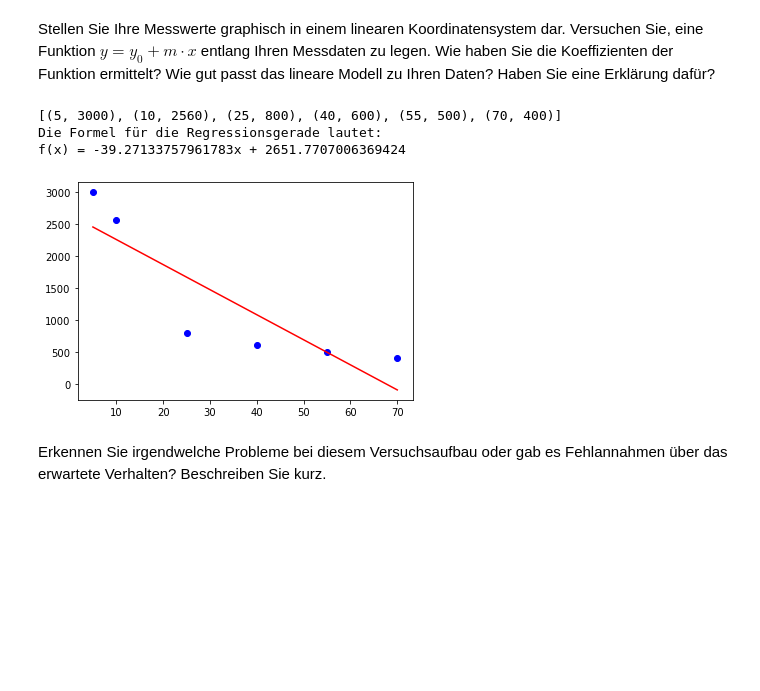
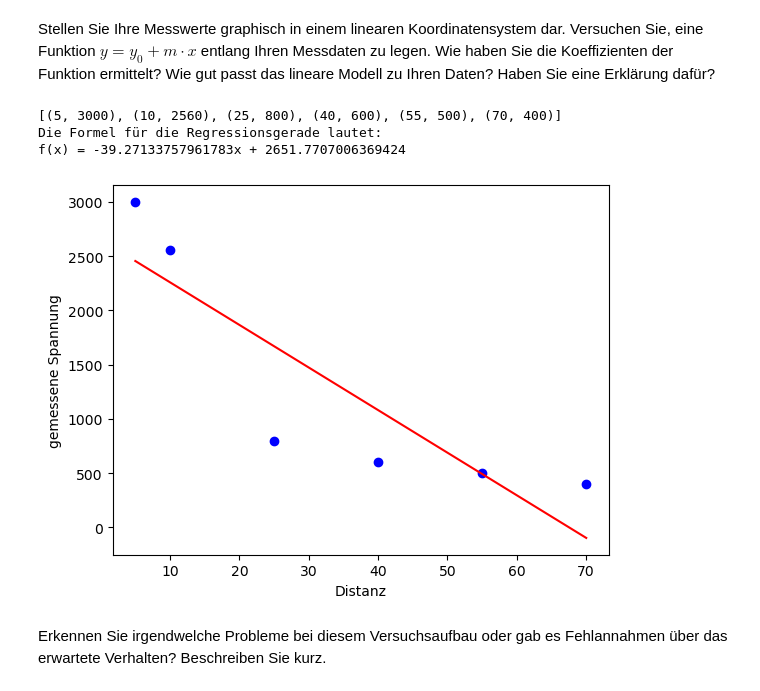
Before and after one commit to kanuphamm/ISS_Praktikum, a Jupyter notebook: Praktikum1/Praktikum1.ipynb, the cells around one changed output. Cells and saved outputs as stored; diff of their text form; code cells hidden in the pictures; blank space fills up the shorter version.

```diff
--- a/Praktikum1/Praktikum1.ipynb
+++ b/Praktikum1/Praktikum1.ipynb
@@ -105,6 +105,8 @@ Fügen Sie hier eine Tabelle mit den Messwerten (Distanz, Messwert, Rauschbreite
 Stellen Sie Ihre Messwerte graphisch in einem linearen Koordinatensystem dar. Versuchen Sie, eine Funktion $y = y_0 + m · x$ entlang Ihren Messdaten zu legen. Wie haben Sie die Koeffizienten der Funktion ermittelt? Wie gut passt das lineare Modell zu Ihren Daten? Haben Sie eine Erklärung dafür?
 # %%
 import matplotlib.pyplot as plt
+
+figure, achse = plt.subplots()
 
 messwerte = [3000, 2560, 800, 600, 500, 400]
 distanzen = [5, 10, 25, 40, 55, 70]
@@ -129,34 +131,37 @@ for paar in daten:
 summe2 = 0
 for paar in daten:
     summe2 += pow((paar[0] - durchschnittX), 2)
 
 steigung = summe1 / summe2
 
 yAchsenAbschnitt = durchschnittY - steigung * durchschnittX
 
 print("Die Formel für die Regressionsgerade lautet: ")
 if yAchsenAbschnitt >= 0:
     print(f"f(x) = {steigung}x + {yAchsenAbschnitt}")
 else:
     print(f"f(x) = {steigung}x - {yAchsenAbschnitt * -1}")
 
 # create the x and y lists for the plot
 x = [paar[0] for paar in daten]
 y = [paar[1] for paar in daten]
 
 # plot the data points
 plt.plot(x, y, 'bo')
 
 # plot the regression line
 plt.plot(x, [steigung * xi + yAchsenAbschnitt for xi in x], color='red')
 
+#Label axes
+achse.set_xlabel('Distanz[cm]')
+achse.set_ylabel('gemessene Spannung[mV]')
 # show the plot
 plt.show()
 # %% [output]
 [(5, 3000), (10, 2560), (25, 800), (40, 600), (55, 500), (70, 400)]
 Die Formel für die Regressionsgerade lautet:
 f(x) = -39.27133757961783x + 2651.7707006369424
-[figure, old version]
+[figure, new version]
 # %% [markdown]
 Erkennen Sie irgendwelche Probleme bei diesem Versuchsaufbau oder gab es Fehlannahmen über das erwartete Verhalten? Beschreiben Sie kurz.
 # %% [markdown]
```
Also changed, not shown: parts of 3 cells of this notebook.
